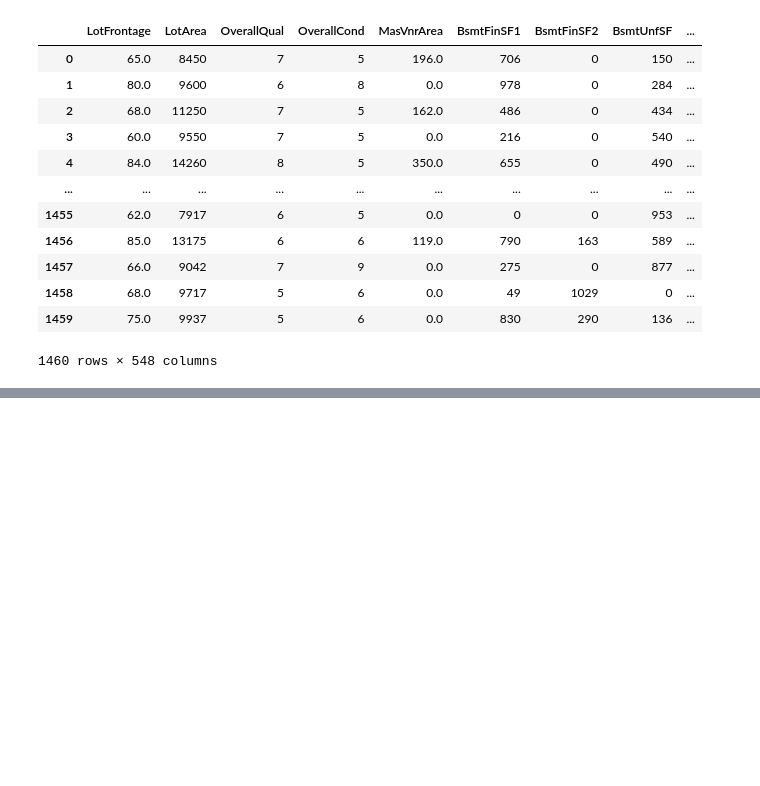
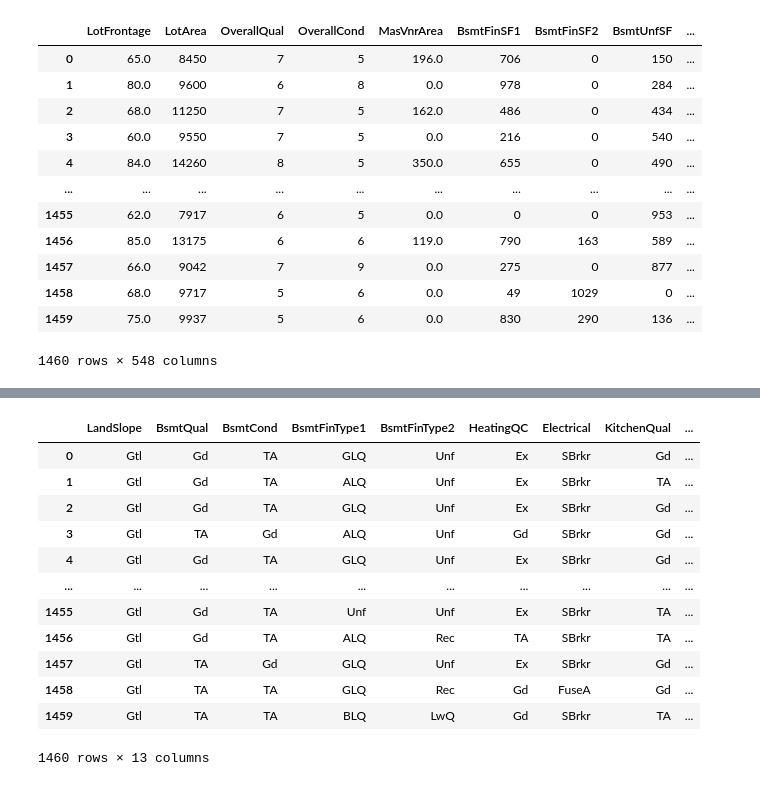
Before and after one commit to matthewgraca/4661-house-prices-regression, a Jupyter notebook: notebooks/Using data_processor.ipynb, the cells around one changed output, grey strips where cells are left out. Drawn from its saved outputs; the diff is of its cells as text; code cells hidden in the pictures; blank space fills up the shorter version.

```diff
--- a/notebooks/Using data_processor.ipynb
+++ b/notebooks/Using data_processor.ipynb
@@ -21,0 +58,17 @@ df
+# %%
+ord_df = dp.ordinal_data(original_df)
+ord_df
+# %% [output]
+|  | LandSlope | BsmtQual | BsmtCond | BsmtFinType1 | BsmtFinType2 | HeatingQC | Electrical | KitchenQual | ... |
+| 0 | Gtl | Gd | TA | GLQ | Unf | Ex | SBrkr | Gd | ... |
+| 1 | Gtl | Gd | TA | ALQ | Unf | Ex | SBrkr | TA | ... |
+| 2 | Gtl | Gd | TA | GLQ | Unf | Ex | SBrkr | Gd | ... |
+| 3 | Gtl | TA | Gd | ALQ | Unf | Gd | SBrkr | Gd | ... |
+| 4 | Gtl | Gd | TA | GLQ | Unf | Ex | SBrkr | Gd | ... |
+| ... | ... | ... | ... | ... | ... | ... | ... | ... | ... |
+| 1455 | Gtl | Gd | TA | Unf | Unf | Ex | SBrkr | TA | ... |
+| 1456 | Gtl | Gd | TA | ALQ | Rec | TA | SBrkr | TA | ... |
+| 1457 | Gtl | TA | Gd | GLQ | Unf | Ex | SBrkr | Gd | ... |
+| 1458 | Gtl | TA | TA | GLQ | Rec | Gd | FuseA | Gd | ... |
+| 1459 | Gtl | TA | TA | BLQ | LwQ | Gd | SBrkr | TA | ... |
+1460 rows × 13 columns
```
Also changed, not shown: parts of 3 cells of this notebook, 1 other file.
